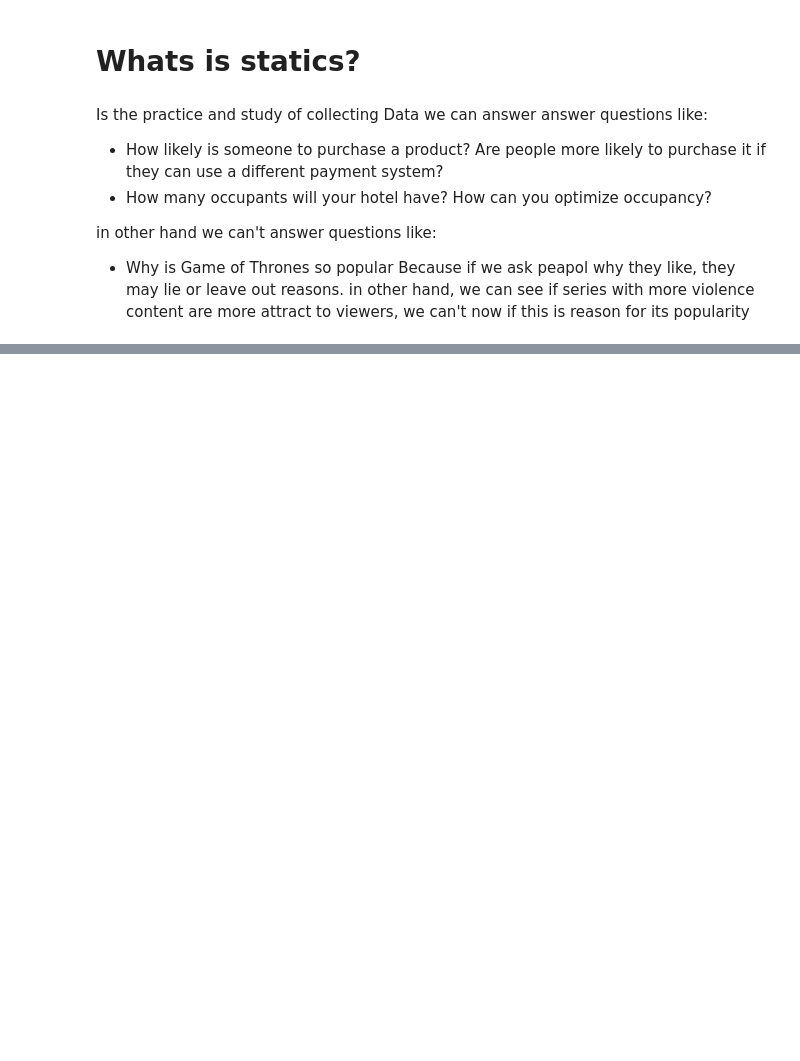
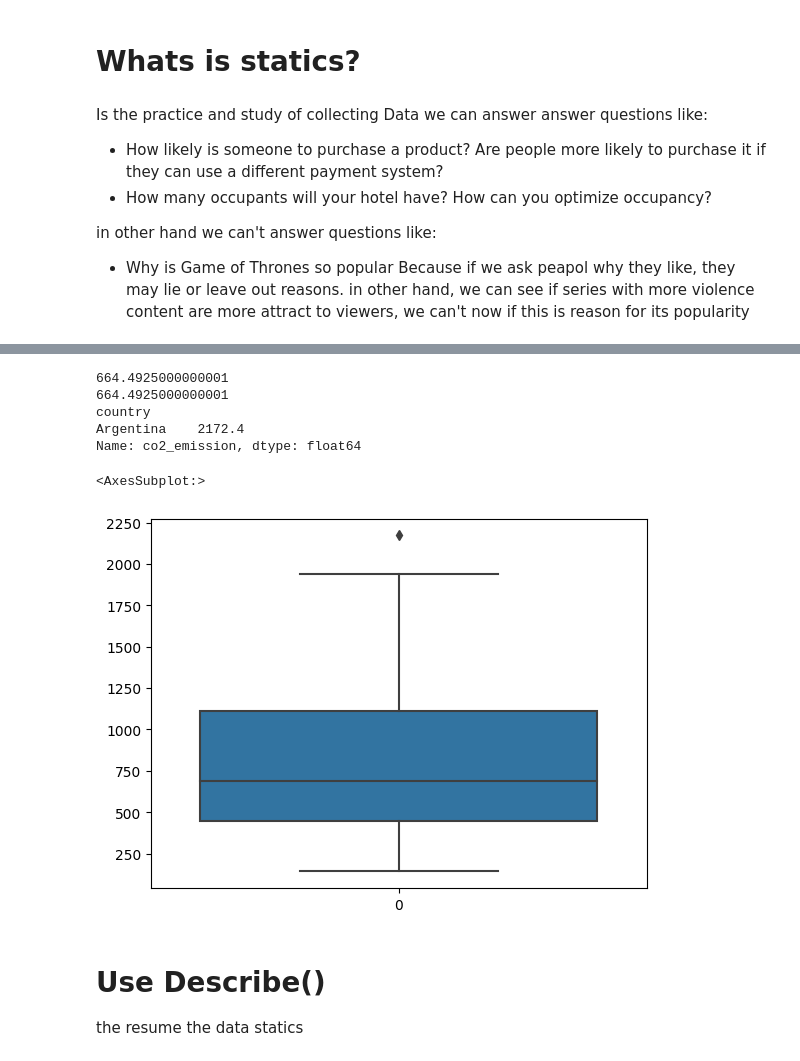
Before and after one commit to SCourses/Cursos_DataCamp, a Jupyter notebook: Intro to Statistics/Learn.ipynb, the cells around one changed output, grey strips where cells are left out. Drawn from its saved outputs; the diff is of its cells as text; code cells hidden in the pictures; blank space fills up the shorter version.

```diff
--- a/Intro to Statistics/Learn.ipynb
+++ b/Intro to Statistics/Learn.ipynb
@@ -23,0 +193,35 @@ import pandas as pd
+# %%
+from scipy.stats import iqr
+import seaborn as sns
+# Calculate total co2_emission per country: emissions_by_country
+emissions_by_country = food_consumption.groupby('country')['co2_emission'].sum()
+
+# Compute the first and third quantiles and IQR of emissions_by_country
+q1 = np.quantile(emissions_by_country, 0.25)
+q3 = np.quantile(emissions_by_country, 0.75)
+iqr_ = q3 - q1
+print(iqr_)
+iqr_ = iqr(emissions_by_country)
+print(iqr_)
+
+# Calculate the lower and upper cutoffs for outliers
+lower = q1 - 1.5 * iqr_
+upper = q3 + 1.5 * iqr_
+
+# Subset emissions_by_country to find outliers
+outliers = emissions_by_country[(emissions_by_country<lower) | (emissions_by_country>upper)]
+print(outliers)
+
+sns.boxplot(emissions_by_country)
+# %% [output]
+664.4925000000001
+664.4925000000001
+country
+Argentina    2172.4
+Name: co2_emission, dtype: float64
+<AxesSubplot:>
+[figure, added]
+# %% [markdown]
+# Use Describe()
+
+the resume the data statics
```
Also changed, not shown: parts of 44 cells of this notebook.
